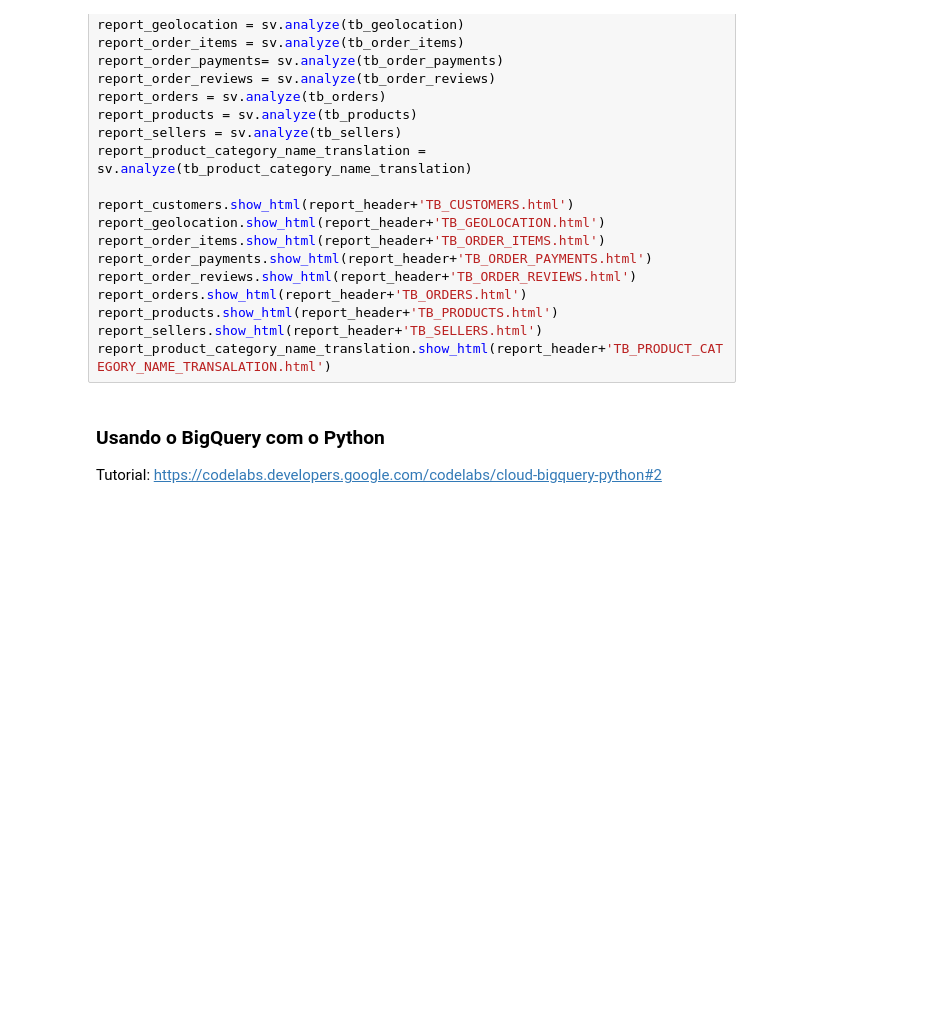
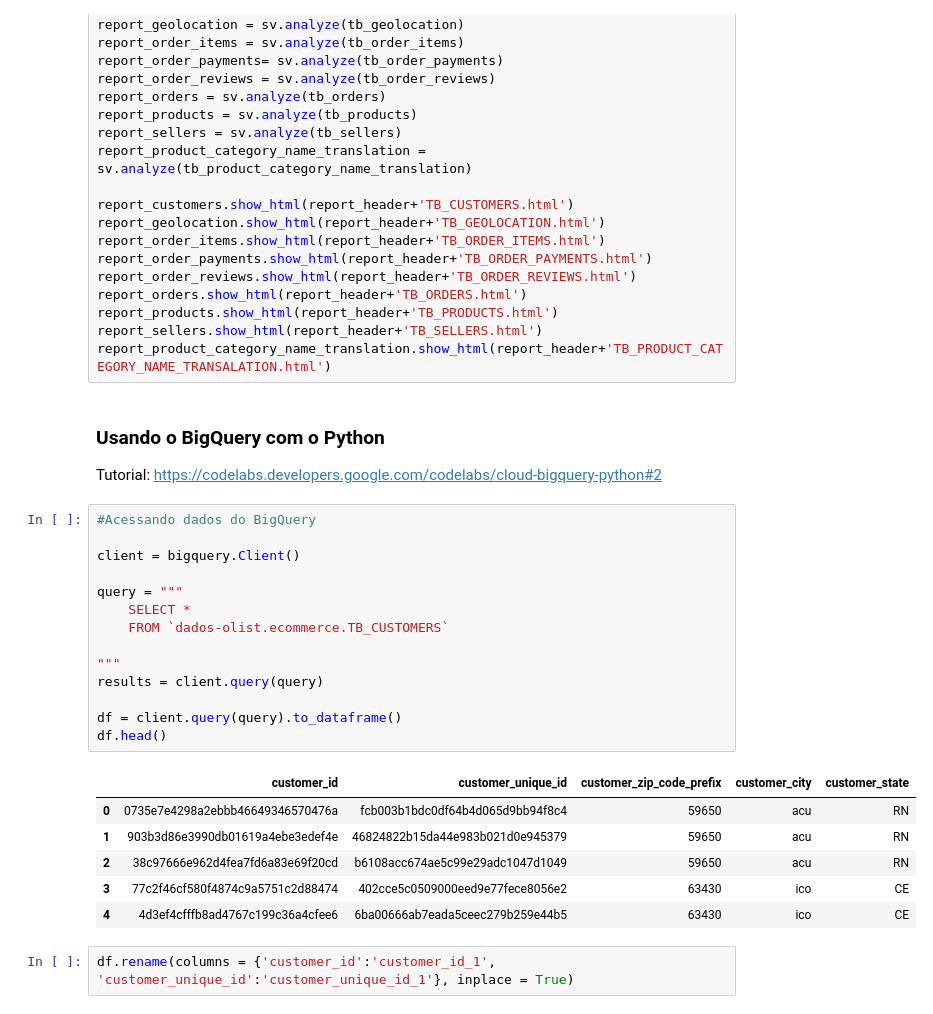
Before and after one commit to alanceloth/PortfolioDS, a Jupyter notebook: Projeto - dados Olist/tratamento_dados.ipynb, the cells around one changed output. Saved outputs shown, nothing was run; the diff lists cells and outputs as text; blank space fills up the shorter version.

```diff
--- a/Projeto - dados Olist/tratamento_dados.ipynb
+++ b/Projeto - dados Olist/tratamento_dados.ipynb
@@ -137,3 +137,26 @@ report_product_category_name_translation.show_html(report_header+'TB_PRODUCT_CAT
 # %% [markdown]
 ### Usando o BigQuery com o Python
 Tutorial: https://codelabs.developers.google.com/codelabs/cloud-bigquery-python#2
+# %%
+#Acessando dados do BigQuery
+
+client = bigquery.Client()
+
+query = """
+    SELECT *
+    FROM `dados-olist.ecommerce.TB_CUSTOMERS`
+
+"""
+results = client.query(query)
+
+df = client.query(query).to_dataframe()
+df.head()
+# %% [output]
+|  | customer_id | customer_unique_id | customer_zip_code_prefix | customer_city | customer_state |
+| 0 | 0735e7e4298a2ebbb46649346570476a | fcb003b1bdc0df64b4d065d9bb94f8c4 | 59650 | acu | RN |
+| 1 | 903b3d86e3990db01619a4ebe3edef4e | 46824822b15da44e983b021d0e945379 | 59650 | acu | RN |
+| 2 | 38c97666e962d4fea7fd6a83e69f20cd | b6108acc674ae5c99e29adc1047d1049 | 59650 | acu | RN |
+| 3 | 77c2f46cf580f4874c9a5751c2d88474 | 402cce5c0509000eed9e77fece8056e2 | 63430 | ico | CE |
+| 4 | 4d3ef4cfffb8ad4767c199c36a4cfee6 | 6ba00666ab7eada5ceec279b259e44b5 | 63430 | ico | CE |
+# %%
+df.rename(columns = {'customer_id':'customer_id_1', 'customer_unique_id':'customer_unique_id_1'}, inplace = True)
```
Also changed, not shown: parts of 2 cells of this notebook.
